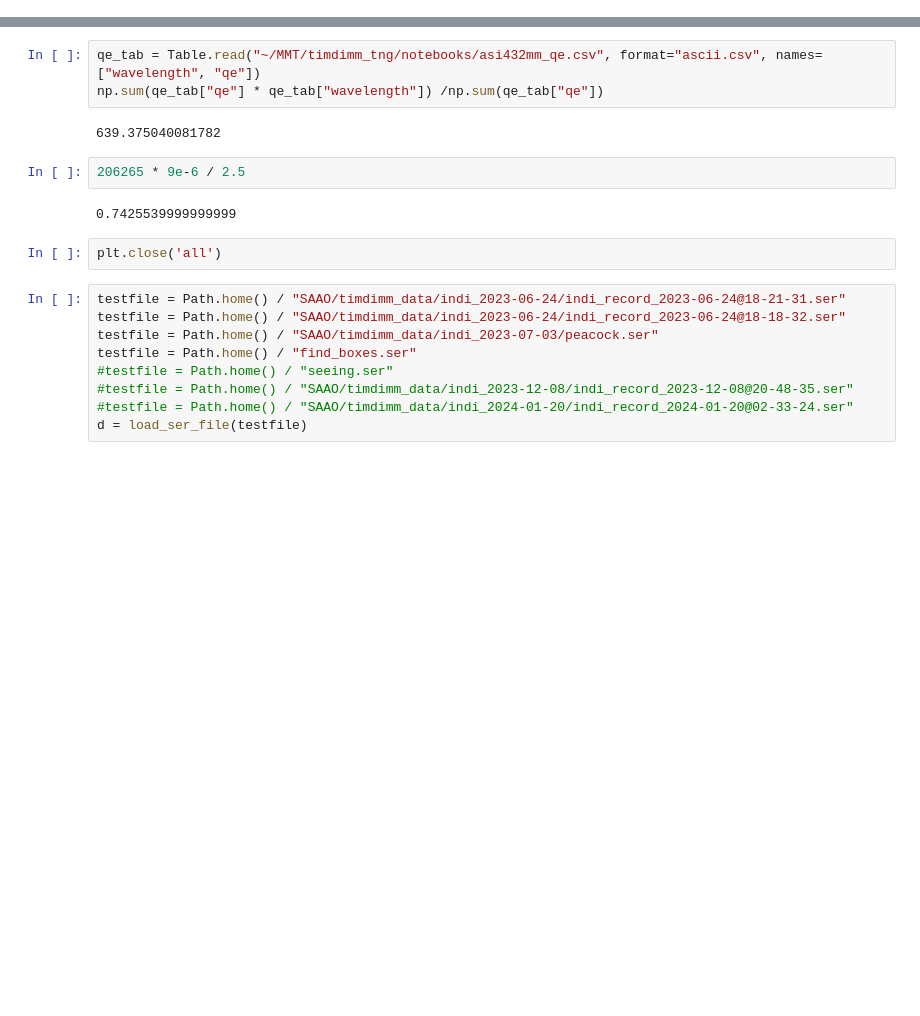
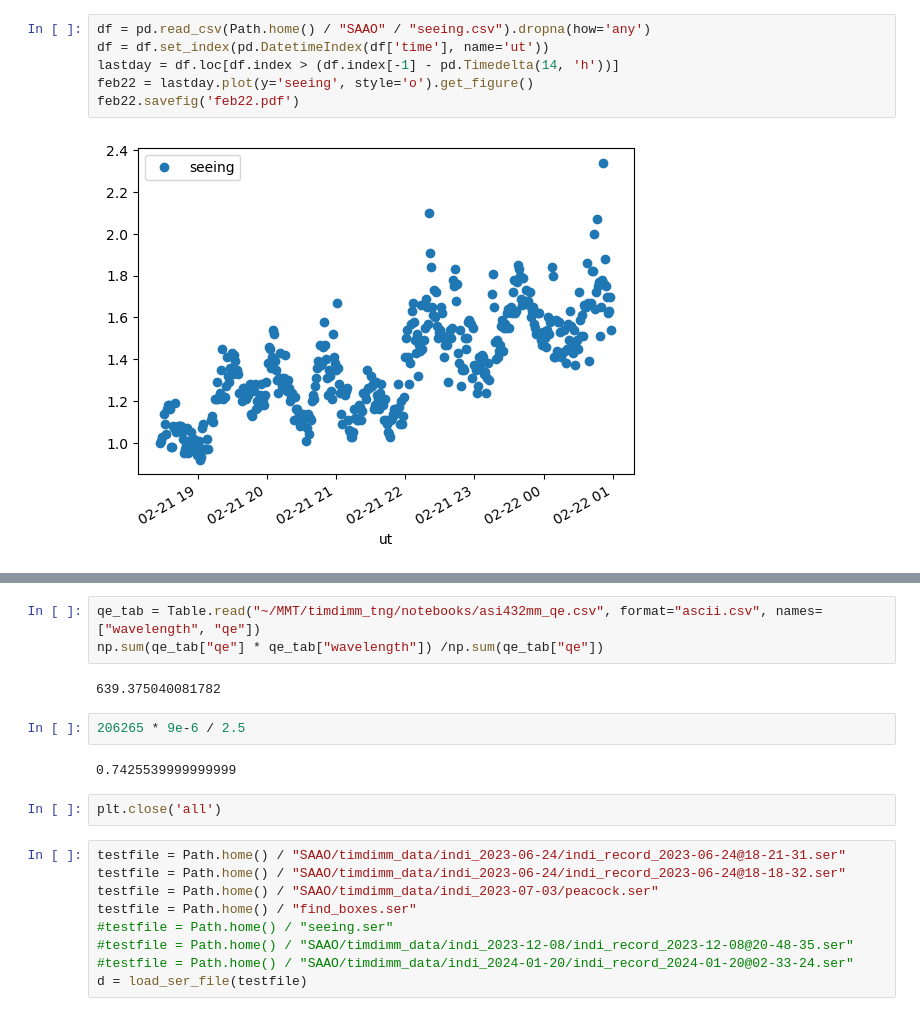
Before and after one commit to tepickering/ser_utils, a Jupyter notebook: notebooks/dimm_dev.ipynb, the cells around one changed output, grey strips where cells are left out. Cells and saved outputs as stored; diff of their text form; blank space fills up the shorter version.

Commit message:
work out plots and pandas stuff for csv outputs; fix csv formatting; ignore .pdf files

```diff
--- a/notebooks/dimm_dev.ipynb
+++ b/notebooks/dimm_dev.ipynb
@@ -29,0 +35,8 @@ time_support(simplify=True)
+# %%
+df = pd.read_csv(Path.home() / "SAAO" / "seeing.csv").dropna(how='any')
+df = df.set_index(pd.DatetimeIndex(df['time'], name='ut'))
+lastday = df.loc[df.index > (df.index[-1] - pd.Timedelta(14, 'h'))]
+feb22 = lastday.plot(y='seeing', style='o').get_figure()
+feb22.savefig('feb22.pdf')
+# %% [output]
+[figure, added]
```
Also changed, not shown: parts of 3 cells of this notebook, 2 other files.
